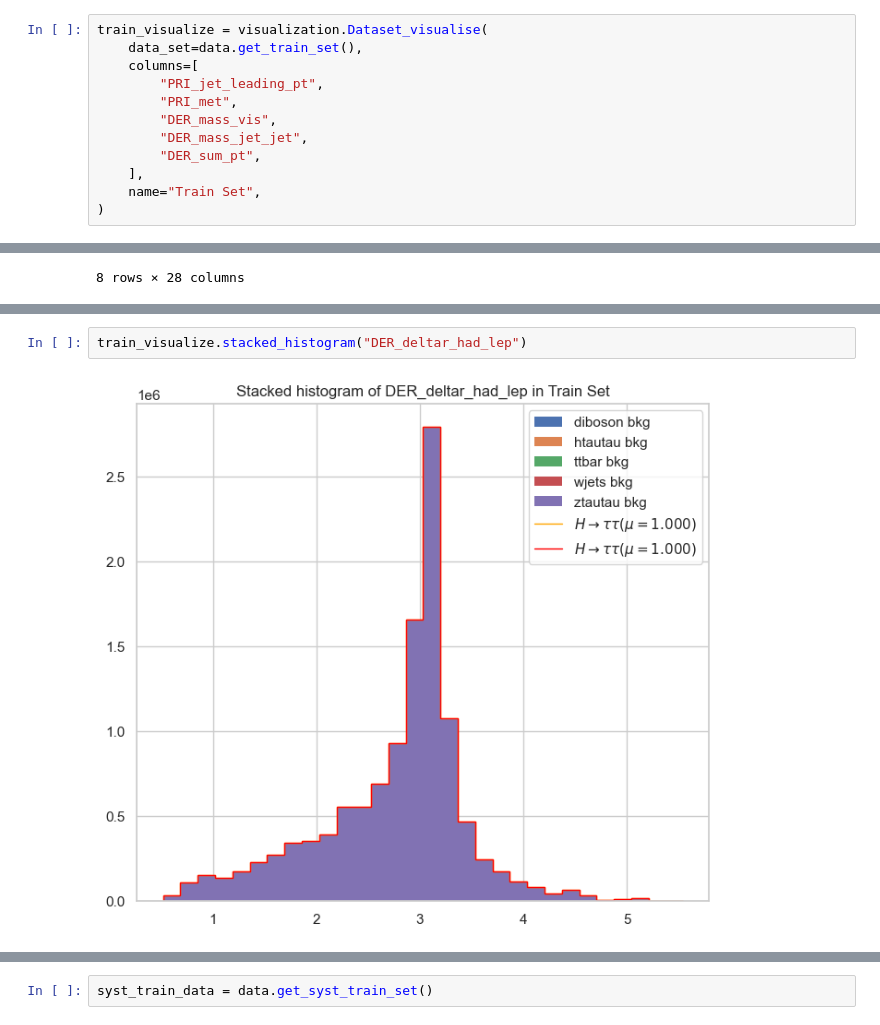
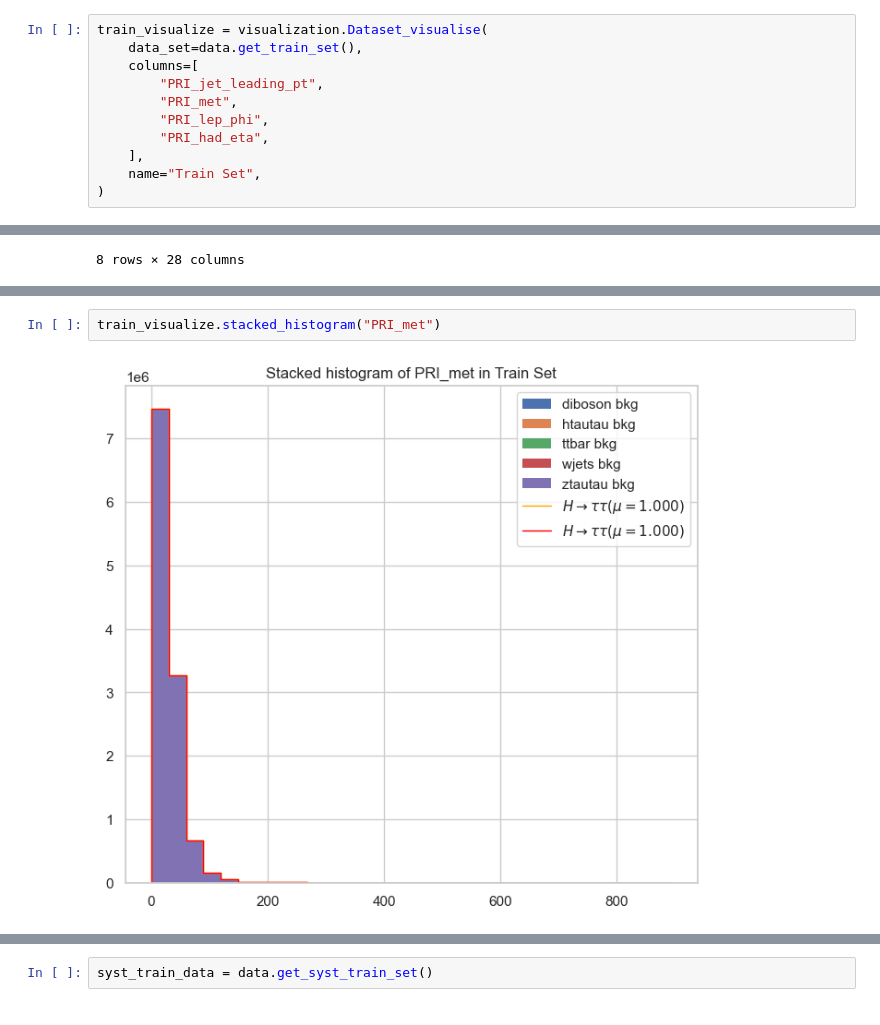
Before and after one commit to blackSwanCS/Collaboration_A, a Jupyter notebook: StartingKit_HiggsML_Uncertainty_Challenge.ipynb, the cells around one changed output, grey strips where cells are left out. Drawn from its saved outputs; the diff is of its cells as text.

```diff
--- a/StartingKit_HiggsML_Uncertainty_Challenge.ipynb
+++ b/StartingKit_HiggsML_Uncertainty_Challenge.ipynb
@@ -153,9 +153,8 @@ train_visualize = visualization.Dataset_visualise(
     columns=[
         "PRI_jet_leading_pt",
         "PRI_met",
-        "DER_mass_vis",
-        "DER_mass_jet_jet",
-        "DER_sum_pt",
+        "PRI_lep_phi",
+        "PRI_had_eta",
     ],
     name="Train Set",
 )
@@ -202,7 +199,7 @@ No artists with labels found to put in legend.  Note that artists whose label st
 # %%
-train_visualize.stacked_histogram("DER_deltar_had_lep")
+train_visualize.stacked_histogram("PRI_met")
 # %% [output]
-[figure, old version]
+[figure, new version]
 # %%
 # Show data summary
 train_visualize.pair_plots(sample_size=100)
```
Also changed, not shown: parts of 10 cells of this notebook, 4 other files.
